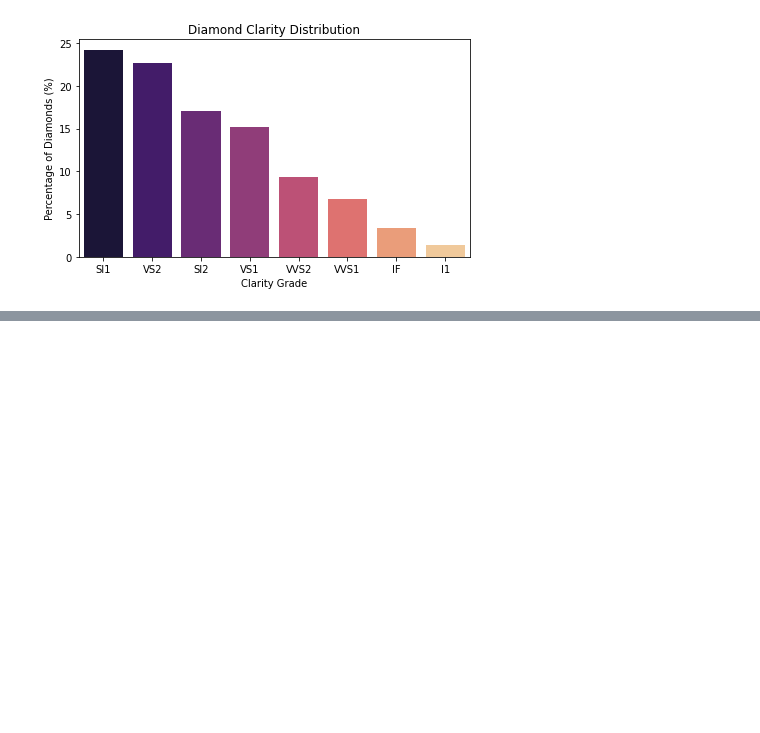
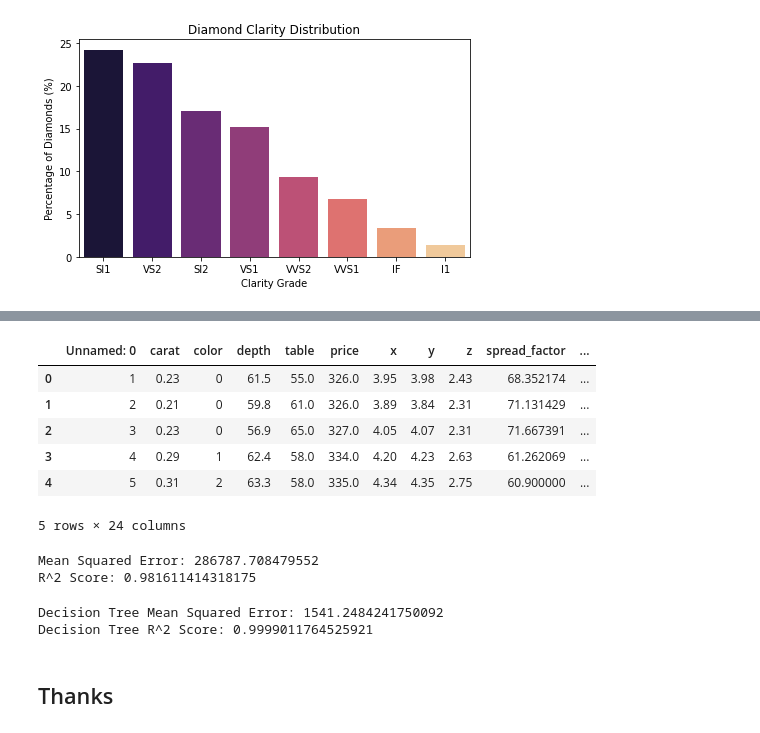
Before and after one commit to DohaMasoud/Diamonds-analysis-by-python, a Jupyter notebook: diamonds_data_analysis.ipynb, the cells around one changed output, grey strips where cells are left out. Saved outputs shown, nothing was run; the diff lists cells and outputs as text; code cells hidden in the pictures; blank space fills up the shorter version.

```diff
--- a/diamonds_data_analysis.ipynb
+++ b/diamonds_data_analysis.ipynb
@@ -199,0 +276,12 @@ plt.show()
+# %%
+## one hote encoding
+df = pd.get_dummies(df, columns=['clarity'])
+df.head()
+# %% [output]
+|  | Unnamed: 0 | carat | color | depth | table | price | x | y | z | spread_factor | ... |
+| 0 | 1 | 0.23 | 0 | 61.5 | 55.0 | 326.0 | 3.95 | 3.98 | 2.43 | 68.352174 | ... |
+| 1 | 2 | 0.21 | 0 | 59.8 | 61.0 | 326.0 | 3.89 | 3.84 | 2.31 | 71.131429 | ... |
+| 2 | 3 | 0.23 | 0 | 56.9 | 65.0 | 327.0 | 4.05 | 4.07 | 2.31 | 71.667391 | ... |
+| 3 | 4 | 0.29 | 1 | 62.4 | 58.0 | 334.0 | 4.20 | 4.23 | 2.63 | 61.262069 | ... |
+| 4 | 5 | 0.31 | 2 | 63.3 | 58.0 | 335.0 | 4.34 | 4.35 | 2.75 | 60.900000 | ... |
+5 rows × 24 columns
@@ -199,0 +294,39 @@ plt.show()
+# %%
+from sklearn.linear_model import LinearRegression
+from sklearn.metrics import mean_squared_error, r2_score
+model = LinearRegression()
+
+model.fit(x_train,y_train)
+
+y_predict= model.predict(x_test)
+
+mse= mean_squared_error(y_test,y_predict)
+
+r2=r2_score(y_test,y_predict)
+
+
+
+print("Mean Squared Error:", mse)
+print("R^2 Score:", r2)
+# %% [output]
+Mean Squared Error: 286787.708479552
+R^2 Score: 0.981611414318175
+# %%
+from sklearn.tree import DecisionTreeRegressor
+from sklearn.metrics import mean_squared_error, r2_score
+
+tree_model = DecisionTreeRegressor(random_state=42)
+tree_model.fit(x_train, y_train)
+
+y_pred_tree = tree_model.predict(x_test)
+
+mse_tree = mean_squared_error(y_test, y_pred_tree)
+r2_tree = r2_score(y_test, y_pred_tree)
+
+print("Decision Tree Mean Squared Error:", mse_tree)
+print("Decision Tree R^2 Score:", r2_tree)
+# %% [output]
+Decision Tree Mean Squared Error: 1541.2484241750092
+Decision Tree R^2 Score: 0.9999011764525921
+# %% [markdown]
+## Thanks
```
Also changed, not shown: parts of 19 cells of this notebook.
